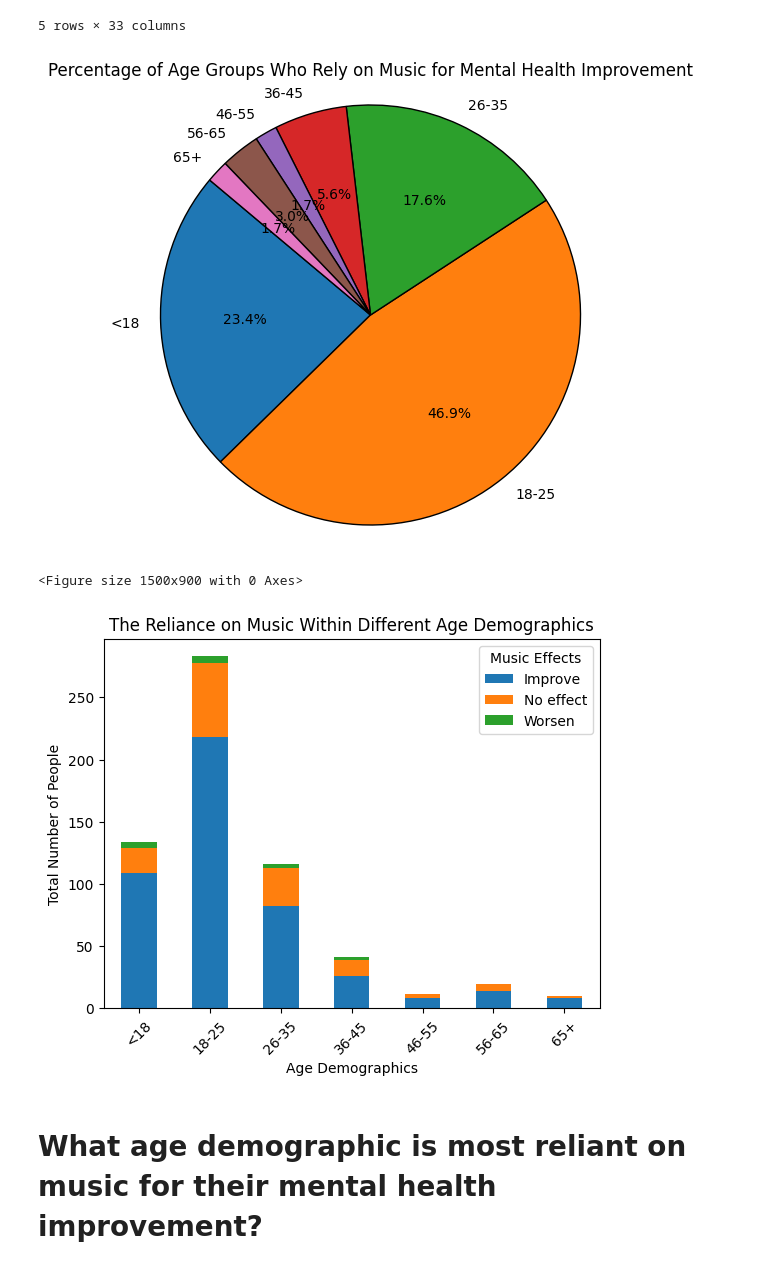
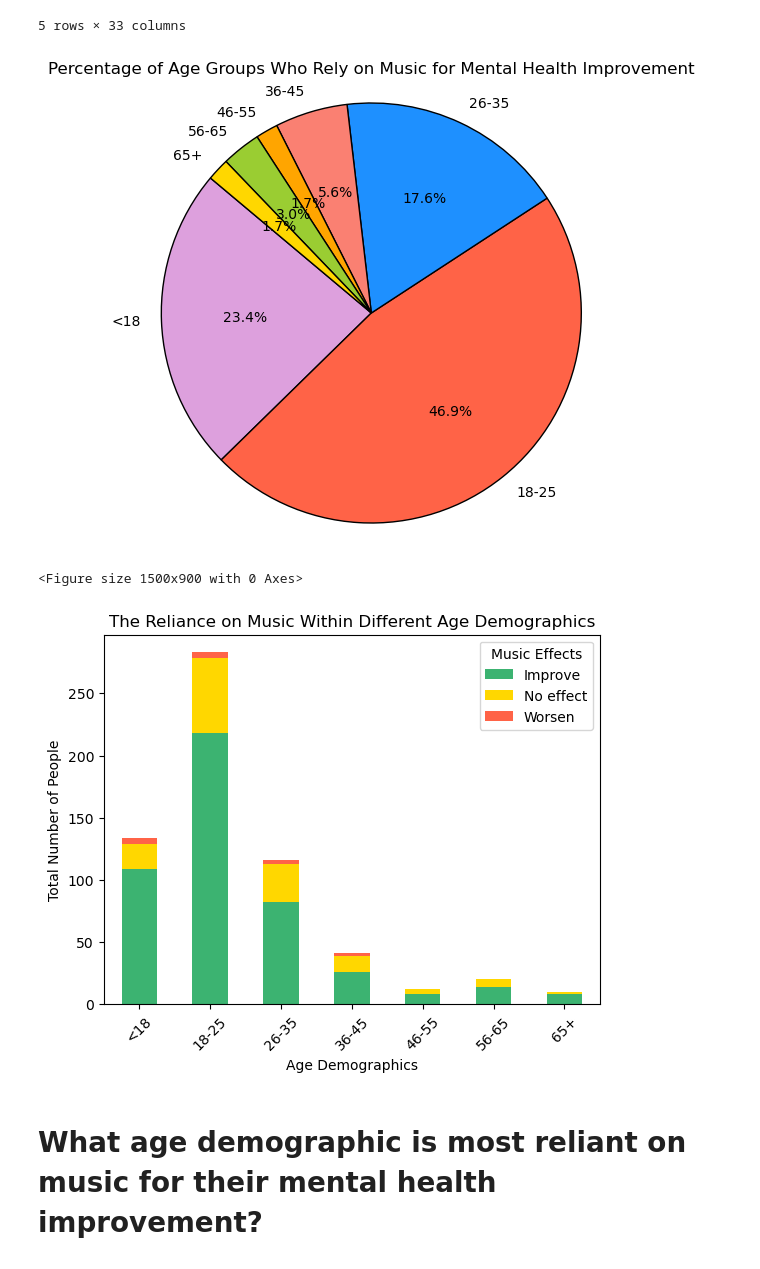
Before and after one commit to karinaahumada01/project-1, a Jupyter notebook: mxmh_main_analysis.ipynb, the cells around one changed output. Saved outputs shown, nothing was run; the diff lists cells and outputs as text; code cells hidden in the pictures.

Commit message:
changed #1 chart colors

```diff
--- a/mxmh_main_analysis.ipynb
+++ b/mxmh_main_analysis.ipynb
@@ -79,29 +79,32 @@ mxmh_clean_df.head()
 # %%
 
 #1 Pie Chart: Percentage of different age demographics who report using music for mental health improvement
 # Define age bins and labels
 bins = [0, 18, 25, 35, 45, 55, 65, 100]  # Defining the age ranges
 labels = ['<18', '18-25', '26-35', '36-45', '46-55', '56-65', '65+']
 
 mxmh_clean_df = mxmh_clean_df.copy()
 
 # Create a new column 'Age Group' with the age bins
 mxmh_clean_df['Age Group'] = pd.cut(mxmh_clean_df['Age'], bins=bins, labels=labels, right=False)
 
 # Filter dataset to include only rows where 'Music effects' is 'Improve'
 improvement_mxmh_df = mxmh_clean_df[mxmh_clean_df['Music effects'] == 'Improve']
 
 # Count the number of people in each age group who rely on music for mental health improvement
 age_group_counts = improvement_mxmh_df['Age Group'].value_counts().sort_index()
 
+custom_colors=['plum', 'tomato', 'dodgerblue', 'salmon', 'orange', 'yellowgreen', 'gold']
+
 # Plotting the pie chart
 plt.figure(figsize=(8, 6))
-plt.pie(age_group_counts, labels=age_group_counts.index, autopct='%1.1f%%', startangle=140, wedgeprops={'edgecolor': 'black'})
+plt.pie(age_group_counts, labels=age_group_counts.index, autopct='%1.1f%%', startangle=140, wedgeprops={'edgecolor': 'black'},
+        colors=custom_colors)
 plt.title('Percentage of Age Groups Who Rely on Music for Mental Health Improvement')
 plt.axis('equal')
 plt.show()
 # %% [output]
-[figure, old version]
+[figure, new version]
 # %%
 #1: Stacked Bar Chart: To visualize the proportion of reliance on music within different age demographics.
 
@@ -116,8 +119,10 @@ mxmh_clean_df['Age Group'] = pd.cut(mxmh_clean_df['Age'], bins=bins, labels=labe
 # Group the data by 'Age Group' and 'Music effects' to get the count for each combination
 age_music_reliance_count = mxmh_clean_df.groupby(['Age Group', 'Music effects'], observed=False).size().unstack(fill_value=0)
 
+custom_colors = ['mediumseagreen','gold','tomato']
+
 plt.figure(figsize=(15, 9))
-age_music_reliance_count.plot(kind='bar', stacked=True)
+age_music_reliance_count.plot(kind='bar', stacked=True, color=custom_colors)
 plt.title('The Reliance on Music Within Different Age Demographics')
 plt.xlabel('Age Demographics')
 plt.ylabel('Total Number of People')
@@ -126,7 +131,7 @@ plt.xticks(rotation=45)
 plt.show()
 # %% [output]
 <Figure size 1500x900 with 0 Axes>
-[figure, old version]
+[figure, new version]
 # %% [markdown]
 # What age demographic is most reliant on music for their mental health improvement?
 # %%
```
